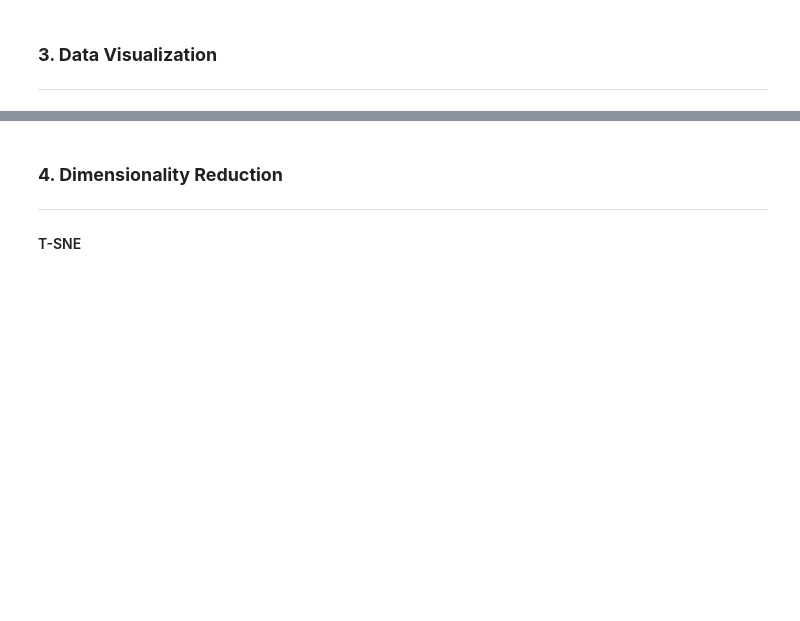
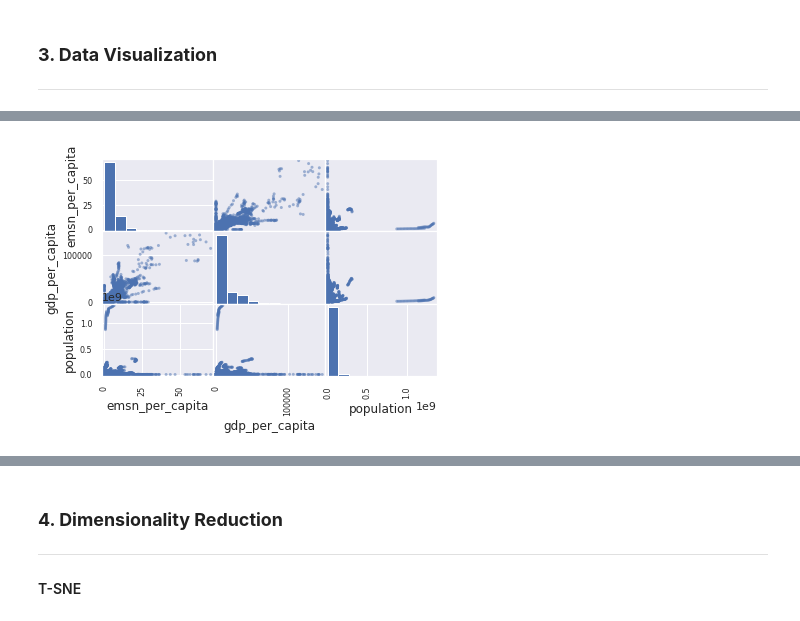
Before and after one commit to wiggs555/cse7324project, a Jupyter notebook: Project1/Project1.ipynb, the cells around one changed output, grey strips where cells are left out. Saved outputs shown, nothing was run; the diff lists cells and outputs as text; code cells hidden in the pictures; blank space fills up the shorter version.

```diff
--- a/Project1/Project1.ipynb
+++ b/Project1/Project1.ipynb
@@ -203,0 +233,6 @@ iplot( fig, validate=False, filename='d3-world-map' )
+# %%
+# scatter matrix
+ax = scatter_matrix(country_comb[['emsn_per_capita', 'gdp_per_capita', 'population']])
+plt.show()
+# %% [output]
+[figure, added]
```
Also changed, not shown: parts of 8 cells of this notebook, 5 other files.
